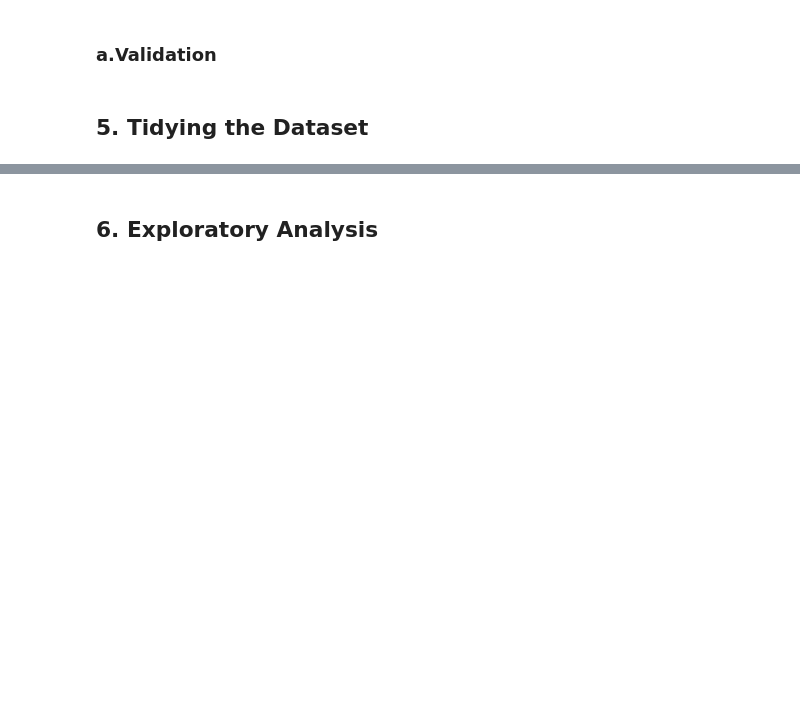
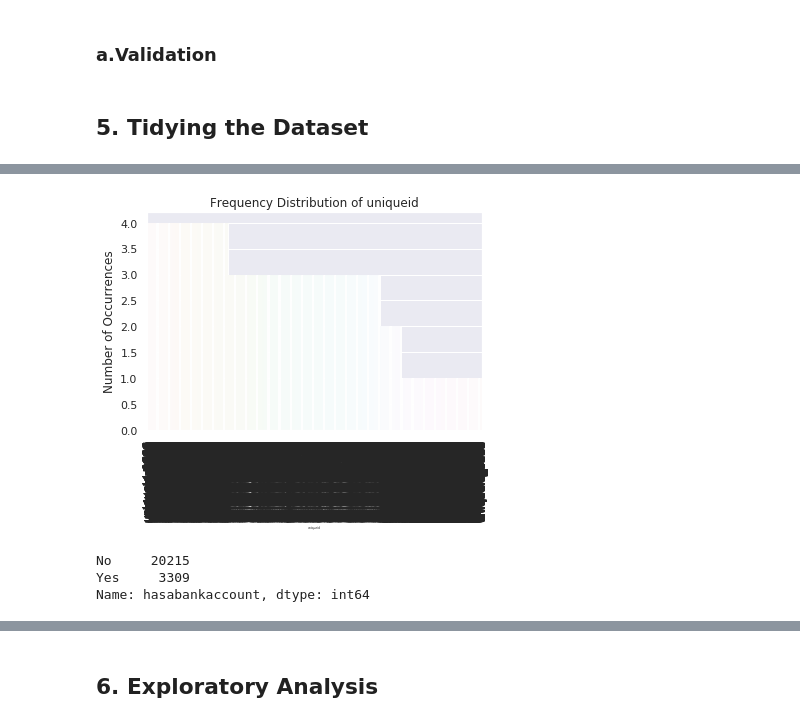
Before and after one commit to abel-keya/Core_W2_Independent_Project_Abel_Keya, a Jupyter notebook: Moringa_Data_Science_Core_W2_Independent_Project_Abel_Keya_Python_Notebook.ipynb, the cells around one changed output, grey strips where cells are left out. Drawn from its saved outputs; the diff is of its cells as text; code cells hidden in the pictures; blank space fills up the shorter version.

```diff
--- a/Moringa_Data_Science_Core_W2_Independent_Project_Abel_Keya_Python_Notebook.ipynb
+++ b/Moringa_Data_Science_Core_W2_Independent_Project_Abel_Keya_Python_Notebook.ipynb
@@ -126,0 +262,21 @@ Making sure your data matches something outside of the dataset is very important
+# %%
+#plot a barplot of the frequency distribution of a categorical feature using the seaborn package, which shows the frequency distribution of the 'Type of Job' column
+%matplotlib inline
+import seaborn as sns
+import matplotlib.pyplot as plt
+uniqueid_count = data2['uniqueid'].value_counts()
+sns.set(style="darkgrid")
+sns.barplot(uniqueid_count.index, uniqueid_count.values, alpha=0.9)
+plt.title('Frequency Distribution of uniqueid')
+plt.ylabel('Number of Occurrences', fontsize=12)
+plt.xlabel('uniqueid', fontsize=3)
+plt.xticks(rotation=90)
+plt.show()
+# %% [output]
+[figure, added]
+# %%
+print(data2['hasabankaccount'].value_counts())
+# %% [output]
+No     20215
+Yes     3309
+Name: hasabankaccount, dtype: int64
```
Also changed, not shown: parts of 68 cells of this notebook.
